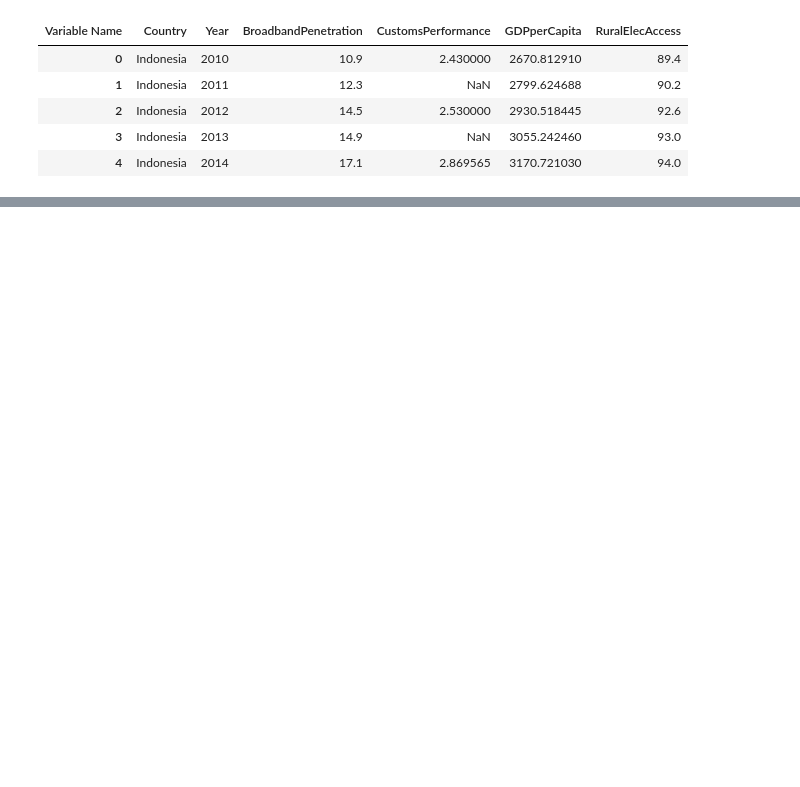
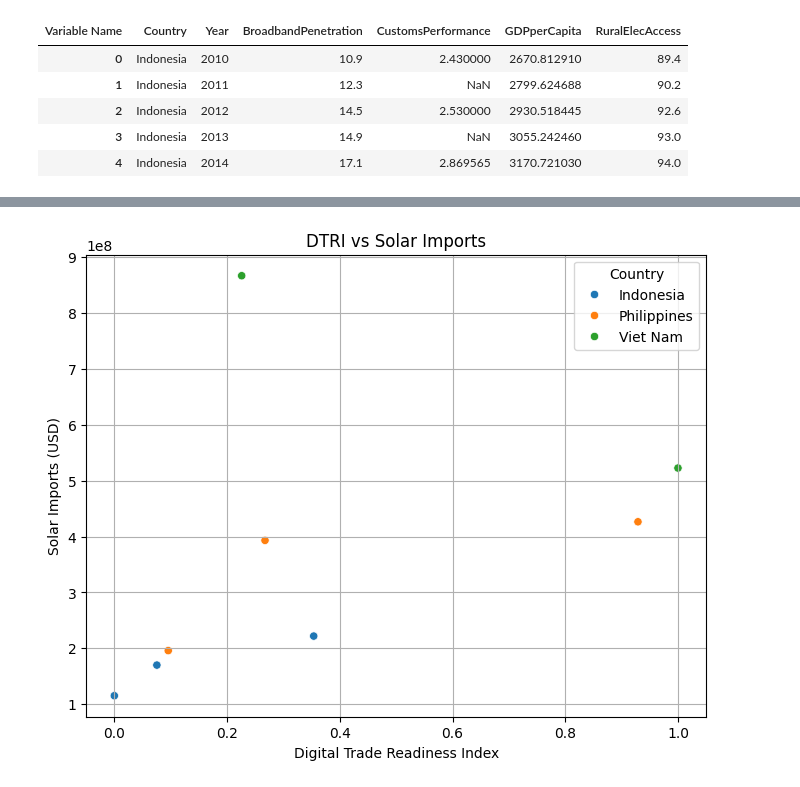
Before and after one commit to the-cafehopper/Research, a Jupyter notebook: Can_digital_trade_power_energy_inclusion_202507.ipynb, the cells around one changed output, grey strips where cells are left out. Saved outputs shown, nothing was run; the diff lists cells and outputs as text; code cells hidden in the pictures; blank space fills up the shorter version.

```diff
--- a/Can_digital_trade_power_energy_inclusion_202507.ipynb
+++ b/Can_digital_trade_power_energy_inclusion_202507.ipynb
@@ -138,0 +218,11 @@ master_df.to_excel("Cleaned_Merge_Master.xlsx", index=False)
+# %%
+# scatter plot - DTRI vs solar imports - core relationship
+plt.figure(figsize=(8, 6))
+sns.scatterplot(data=df, x='DTRI', y='SolarImports', hue='Country')
+plt.title('DTRI vs Solar Imports')
+plt.xlabel('Digital Trade Readiness Index')
+plt.ylabel('Solar Imports (USD)')
+plt.grid(True)
+plt.show()
+# %% [output]
+[figure, added]
```
Also changed, not shown: parts of 10 cells of this notebook.
